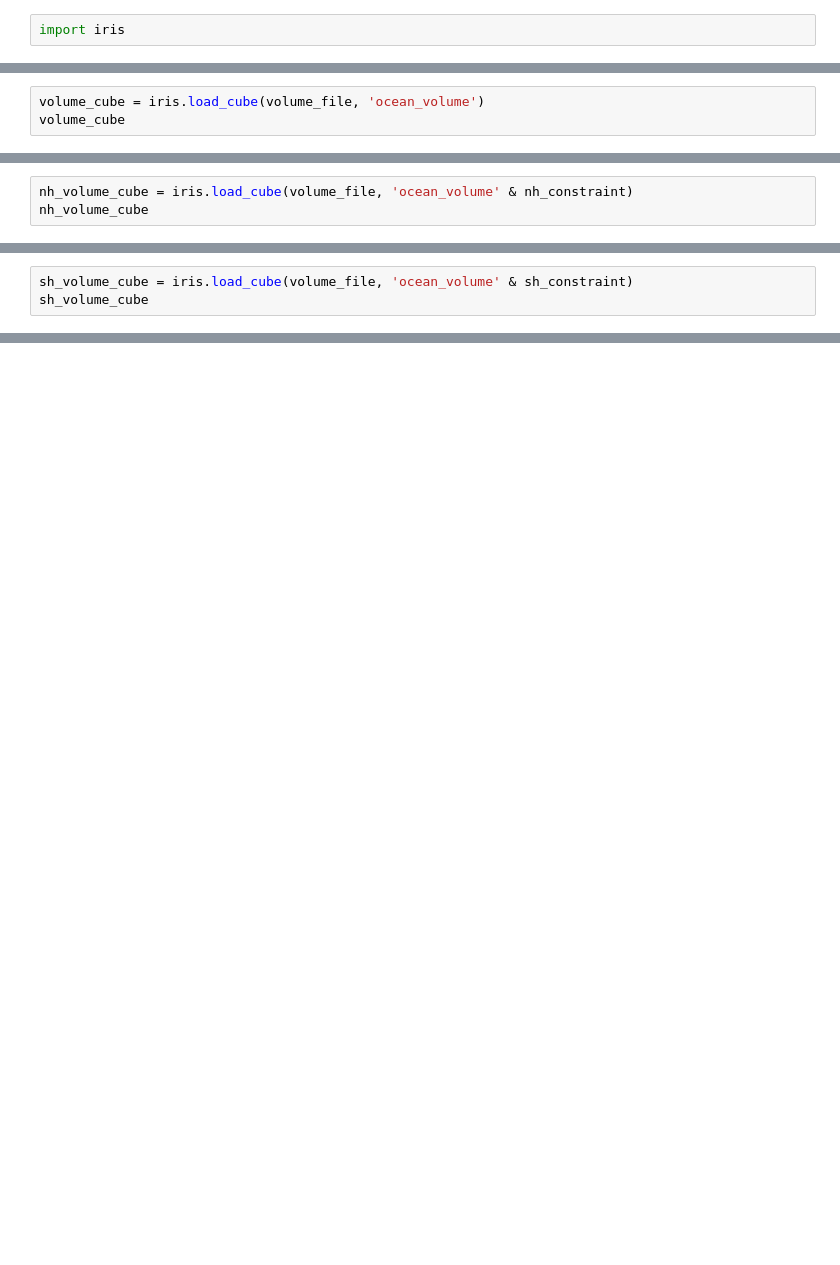
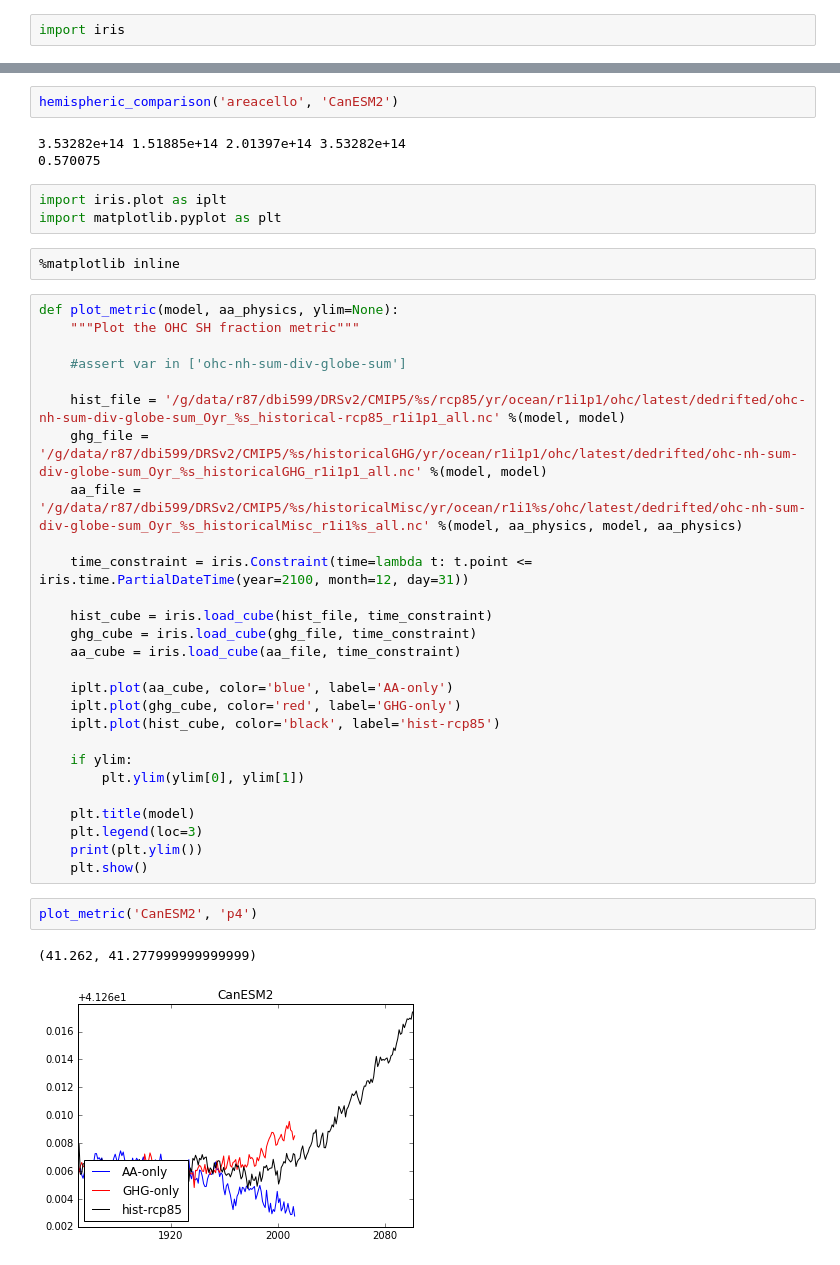
Before and after one commit to DamienIrving/ocean-analysis, a Jupyter notebook: development/volume_area_fractions.ipynb, the cells around one changed output, grey strips where cells are left out. Saved outputs shown, nothing was run; the diff lists cells and outputs as text; blank space fills up the shorter version.

Commit message:
New volume sensitive metric

```diff
--- a/development/volume_area_fractions.ipynb
+++ b/development/volume_area_fractions.ipynb
@@ -11,3 +2,0 @@ sh_constraint = iris.Constraint(latitude=sh_subset)
-# %%
-volume_cube = iris.load_cube(volume_file, 'ocean_volume')
-volume_cube
@@ -16,3 +2,0 @@ volume_cube
-# %%
-nh_volume_cube = iris.load_cube(volume_file, 'ocean_volume' & nh_constraint)
-nh_volume_cube
@@ -21,3 +2,0 @@ nh_volume_cube
-# %%
-sh_volume_cube = iris.load_cube(volume_file, 'ocean_volume' & sh_constraint)
-sh_volume_cube
@@ -53,0 +46,42 @@ def hemispheric_comparison(variable, model):
+# %%
+hemispheric_comparison('areacello', 'CanESM2')
+# %% [output]
+3.53282e+14 1.51885e+14 2.01397e+14 3.53282e+14
+0.570075
+# %%
+import iris.plot as iplt
+import matplotlib.pyplot as plt
+# %%
+%matplotlib inline
+# %%
+def plot_metric(model, aa_physics, ylim=None):
+    """Plot the OHC SH fraction metric"""
+
+    #assert var in ['ohc-nh-sum-div-globe-sum']
+
+    hist_file = '/g/data/r87/dbi599/DRSv2/CMIP5/%s/rcp85/yr/ocean/r1i1p1/ohc/latest/dedrifted/ohc-nh-sum-div-globe-sum_Oyr_%s_historical-rcp85_r1i1p1_all.nc' %(model, model)
+    ghg_file = '/g/data/r87/dbi599/DRSv2/CMIP5/%s/historicalGHG/yr/ocean/r1i1p1/ohc/latest/dedrifted/ohc-nh-sum-div-globe-sum_Oyr_%s_historicalGHG_r1i1p1_all.nc' %(model, model)
+    aa_file = '/g/data/r87/dbi599/DRSv2/CMIP5/%s/historicalMisc/yr/ocean/r1i1%s/ohc/latest/dedrifted/ohc-nh-sum-div-globe-sum_Oyr_%s_historicalMisc_r1i1%s_all.nc' %(model, aa_physics, model, aa_physics)
+
+    time_constraint = iris.Constraint(time=lambda t: t.point <= iris.time.PartialDateTime(year=2100, month=12, day=31))
+
+    hist_cube = iris.load_cube(hist_file, time_constraint)
+    ghg_cube = iris.load_cube(ghg_file, time_constraint)
+    aa_cube = iris.load_cube(aa_file, time_constraint)
+
+    iplt.plot(aa_cube, color='blue', label='AA-only')
+    iplt.plot(ghg_cube, color='red', label='GHG-only')
+    iplt.plot(hist_cube, color='black', label='hist-rcp85')
+
+    if ylim:
+        plt.ylim(ylim[0], ylim[1])
+
+    plt.title(model)
+    plt.legend(loc=3)
+    print(plt.ylim())
+    plt.show()
+# %%
+plot_metric('CanESM2', 'p4')
+# %% [output]
+(41.262, 41.277999999999999)
+[figure, added]
```
Also changed, not shown: parts of 16 cells of this notebook.
